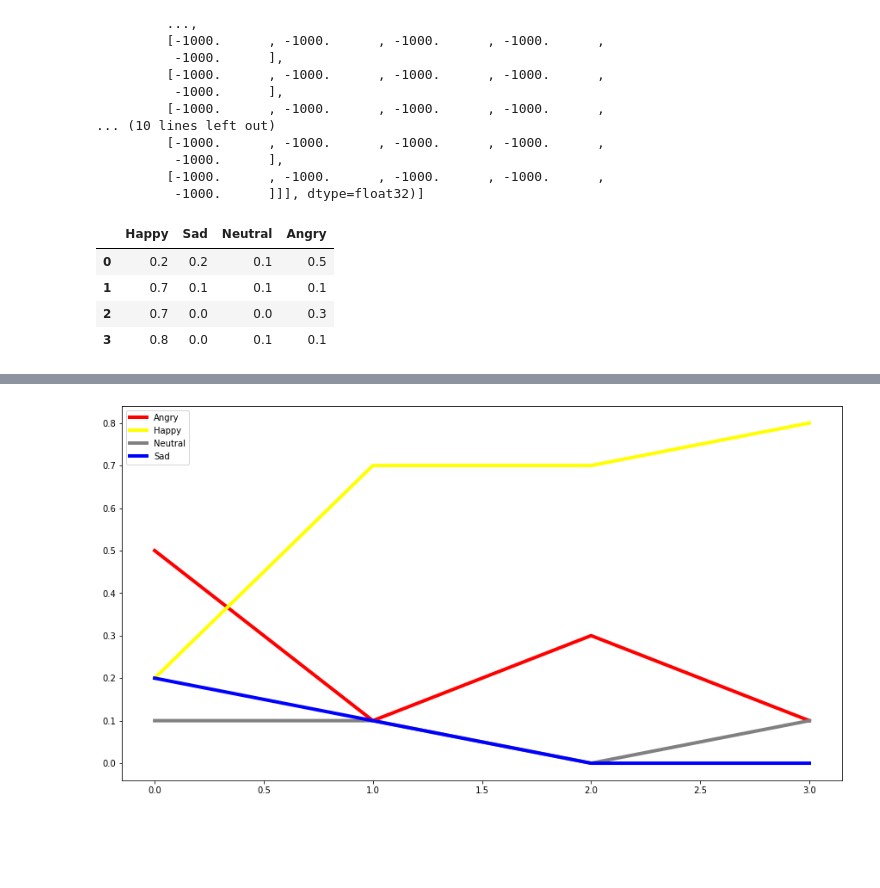
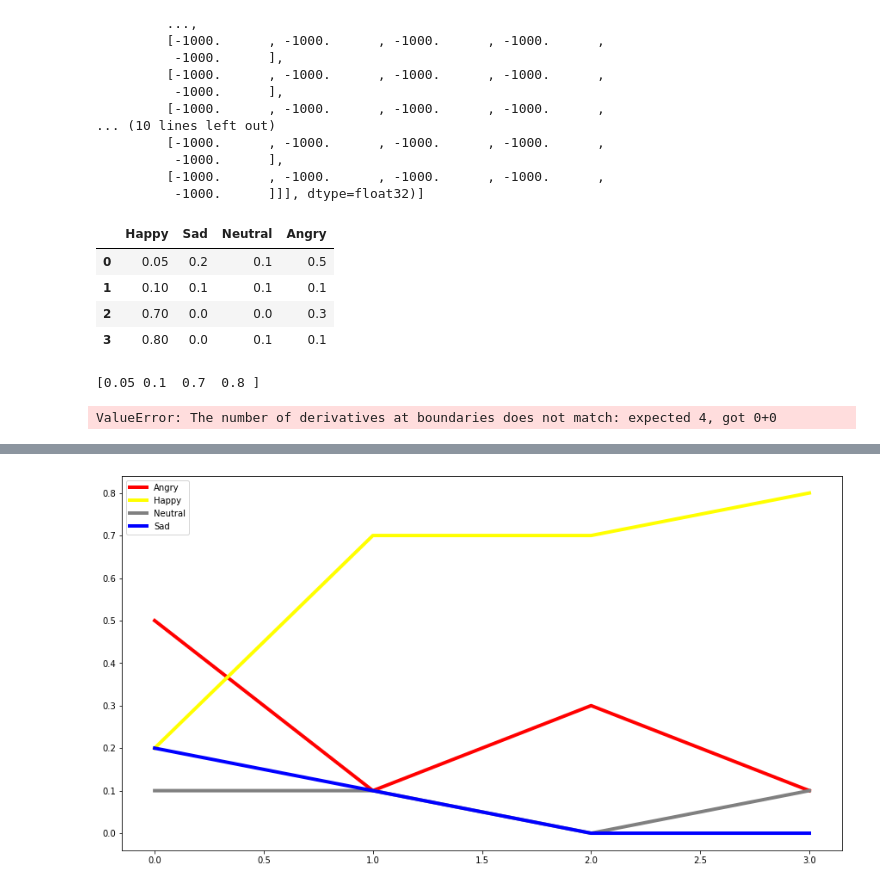
Before and after one commit to geowilso/speech-emotion-recognition, a Jupyter notebook: notebooks/geowilso_data_exploration.ipynb, the cells around one changed output, grey strips where cells are left out. Drawn from its saved outputs; the diff is of its cells as text; code cells hidden in the pictures; blank space fills up the shorter version.

```diff
--- a/notebooks/geowilso_data_exploration.ipynb
+++ b/notebooks/geowilso_data_exploration.ipynb
@@ -229,12 +229,12 @@ mfcc_list_pad
          [-1000.      , -1000.      , -1000.      , -1000.      ,
           -1000.      ]]], dtype=float32)]
 # %%
-array=np.array([[0.2,0.2,0.1,0.5],[0.7,0.1,0.1,0.1],[0.7,0.0,0.0,0.3],[0.8,0.0,0.1,0.1]])
+array=np.array([[0.05,0.2,0.1,0.5],[0.1,0.1,0.1,0.1],[0.7,0.0,0.0,0.3],[0.8,0.0,0.1,0.1]])
 df = pd.DataFrame(array, columns = ['Happy','Sad','Neutral','Angry'])
 df
 # %% [output]
 |  | Happy | Sad | Neutral | Angry |
-| 0 | 0.2 | 0.2 | 0.1 | 0.5 |
-| 1 | 0.7 | 0.1 | 0.1 | 0.1 |
-| 2 | 0.7 | 0.0 | 0.0 | 0.3 |
-| 3 | 0.8 | 0.0 | 0.1 | 0.1 |
+| 0 | 0.05 | 0.2 | 0.1 | 0.5 |
+| 1 | 0.10 | 0.1 | 0.1 | 0.1 |
+| 2 | 0.70 | 0.0 | 0.0 | 0.3 |
+| 3 | 0.80 | 0.0 | 0.1 | 0.1 |
@@ -240,0 +243,16 @@ df
+# %%
+x = np.array(df['Happy'])
+print(x)
+y = np.array([0.,1.,2.,3.])
+xnew = np.linspace(x.min(), x.max(), 200)
+
+#define spline with degree k=7
+spl = make_interp_spline(x, y, k=7)
+y_smooth = spl(xnew)
+
+#create smooth line chart
+plt.plot(xnew, y_smooth)
+plt.show()
+# %% [output]
+[0.05 0.1  0.7  0.8 ]
+ValueError: The number of derivatives at boundaries does not match: expected 4, got 0+0
```
Also changed, not shown: parts of 3 cells of this notebook, 3 other files.
